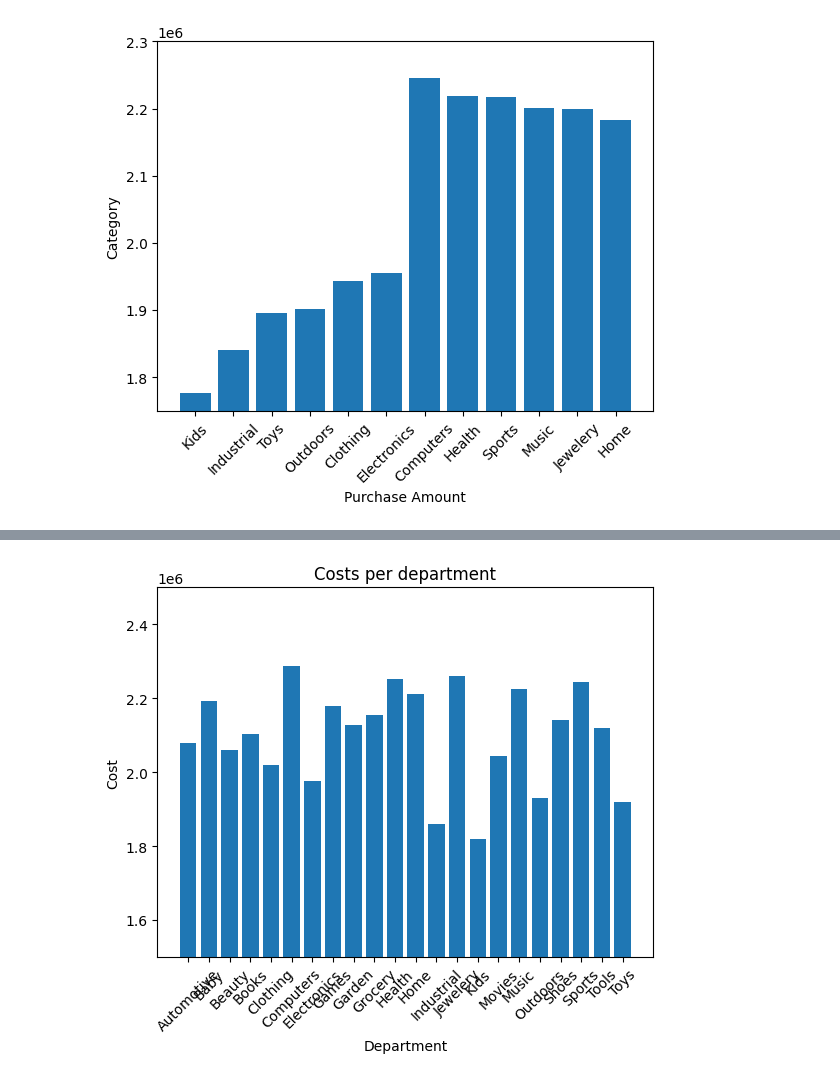
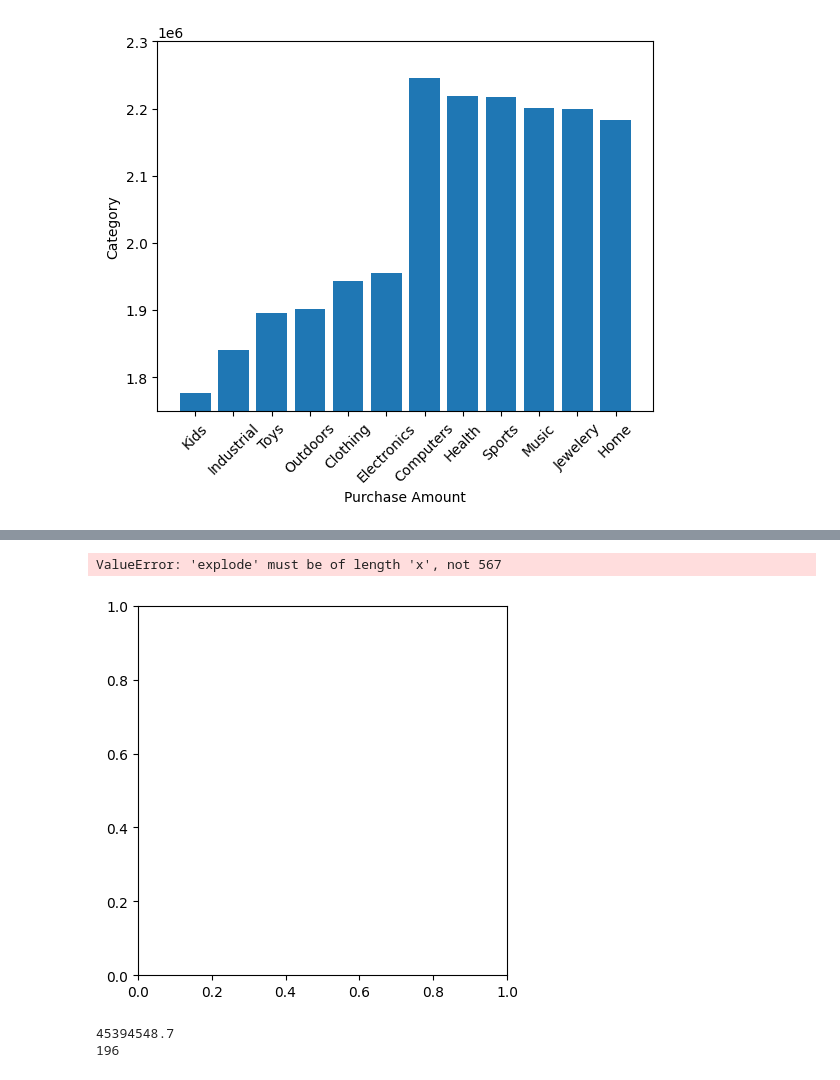
Before and after one commit to ElidaDev/AllLangs-Eli, a Jupyter notebook: Data/BellRingers/Untitled.ipynb, the cells around one changed output, grey strips where cells are left out. Drawn from its saved outputs; the diff is of its cells as text; code cells hidden in the pictures.

```diff
--- a/Data/BellRingers/Untitled.ipynb
+++ b/Data/BellRingers/Untitled.ipynb
@@ -134,7 +134,10 @@ plt.show()
 # %% [output]
 [figure]
 # %%
-pattern = r'@.*\.edu$'
+pattern = r'4\..*'
 df = pd.read_csv("Data/EstoreData.csv")
-df = df[~df["email"].str.match(pattern)]
-departments = list(df["department"].unique())
+dfV = df[df["card"].astype(str).str.contains(pattern, na=False)]
+pattern = r'5\..*'
+dfM = df[df["card"].astype(str).str.contains(pattern, na=False)]
+visas = list(dfV["card"])
+masters= list(dfM["card"])
@@ -165,10 +172,13 @@ print(costs,"\n",depts)
 # %%
-plt.bar(depts,costs)
-plt.title("Costs per department")
-plt.ylim(1500000,2500000)
-plt.ylabel("Cost")
-plt.xlabel("Department")
-plt.xticks(rotation=45)
+plt.pie(visas,masters)
+plt.title("Visa And Master")
 plt.show()
 # %% [output]
+ValueError: 'explode' must be of length 'x', not 567
-[figure, old version]
+[figure, new version]
+# %%
+print(sum(costs))
+print(len(visas))
+# %% [output]
+45394548.7
+196
```
Also changed, not shown: parts of 8 cells of this notebook.
